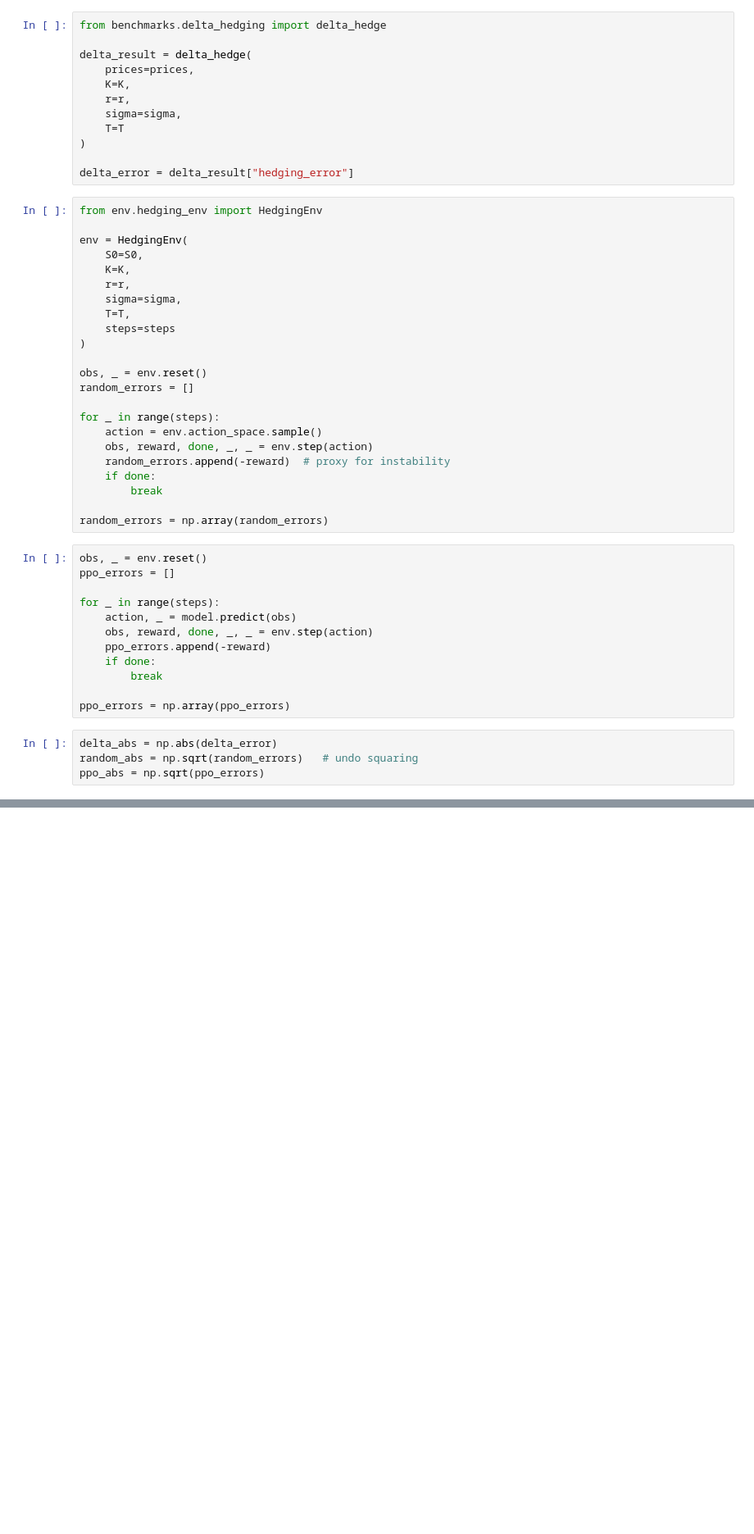
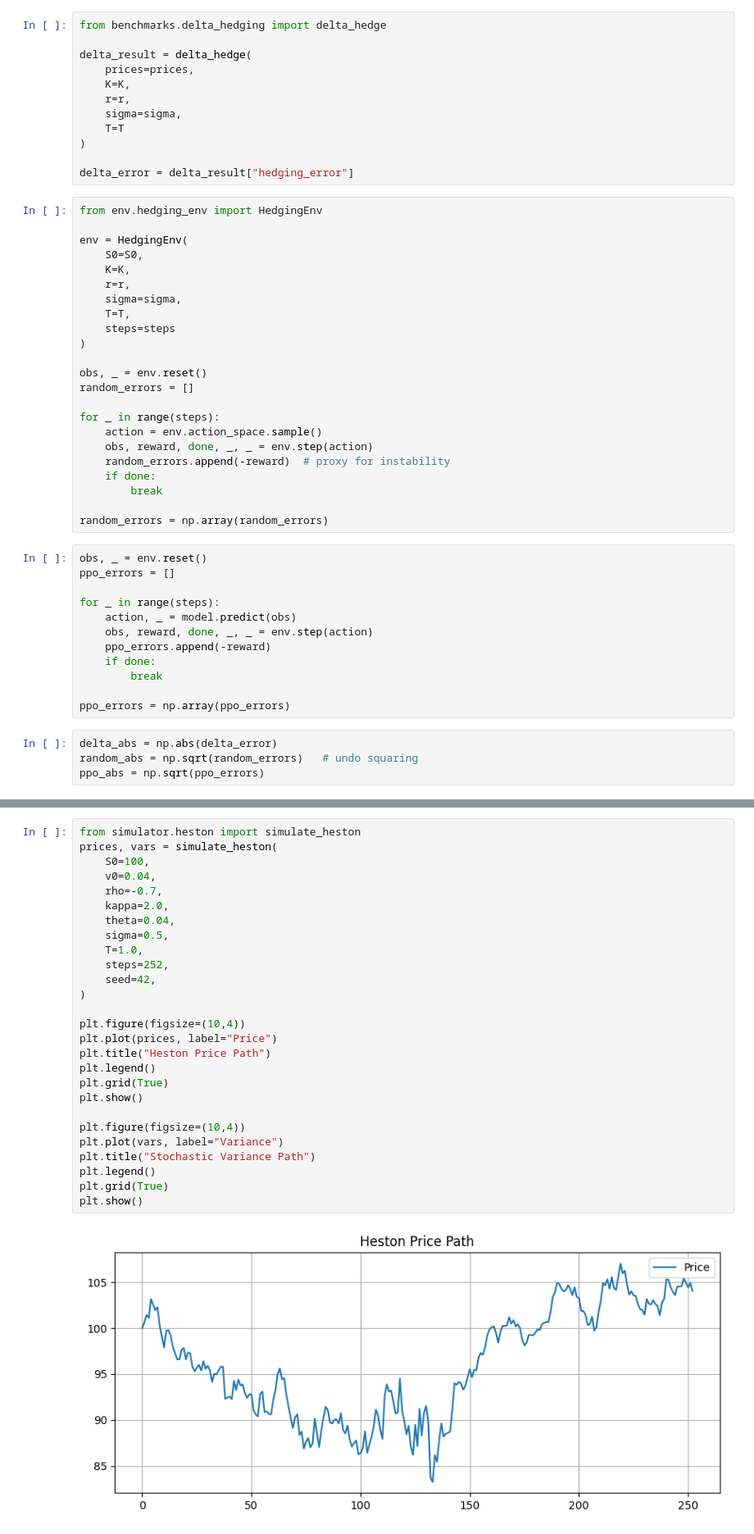
Before and after one commit to Niranjan20061907/rl-derivative-hedging, a Jupyter notebook: notebooks/data_exploration.ipynb, the cells around one changed output, grey strips where cells are left out. Shown at 82% size. Drawn from its saved outputs; the diff is of its cells as text; blank space fills up the shorter version.

Commit message:
Plotting heston stochastic volatitlity simulator

```diff
--- a/notebooks/data_exploration.ipynb
+++ b/notebooks/data_exploration.ipynb
@@ -333,0 +341,29 @@ PPO   : {'Mean': np.float64(331.96583359618796), 'Std': np.float64(852.190305902
+# %%
+from simulator.heston import simulate_heston
+prices, vars = simulate_heston(
+    S0=100,
+    v0=0.04,
+    rho=-0.7,
+    kappa=2.0,
+    theta=0.04,
+    sigma=0.5,
+    T=1.0,
+    steps=252,
+    seed=42,
+)
+
+plt.figure(figsize=(10,4))
+plt.plot(prices, label="Price")
+plt.title("Heston Price Path")
+plt.legend()
+plt.grid(True)
+plt.show()
+
+plt.figure(figsize=(10,4))
+plt.plot(vars, label="Variance")
+plt.title("Stochastic Variance Path")
+plt.legend()
+plt.grid(True)
+plt.show()
+# %% [output]
+[figure, added]
```
Also changed, not shown: parts of 8 cells of this notebook.
